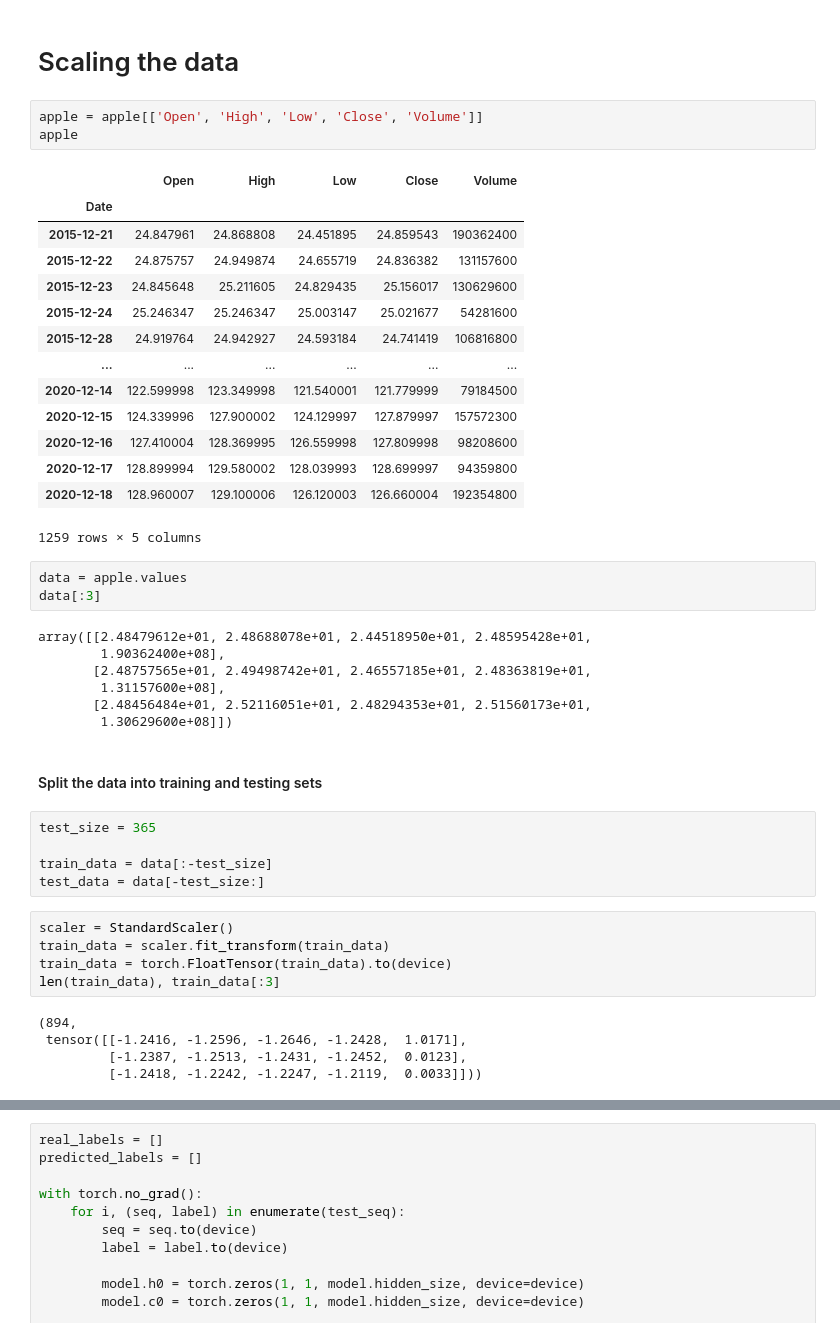
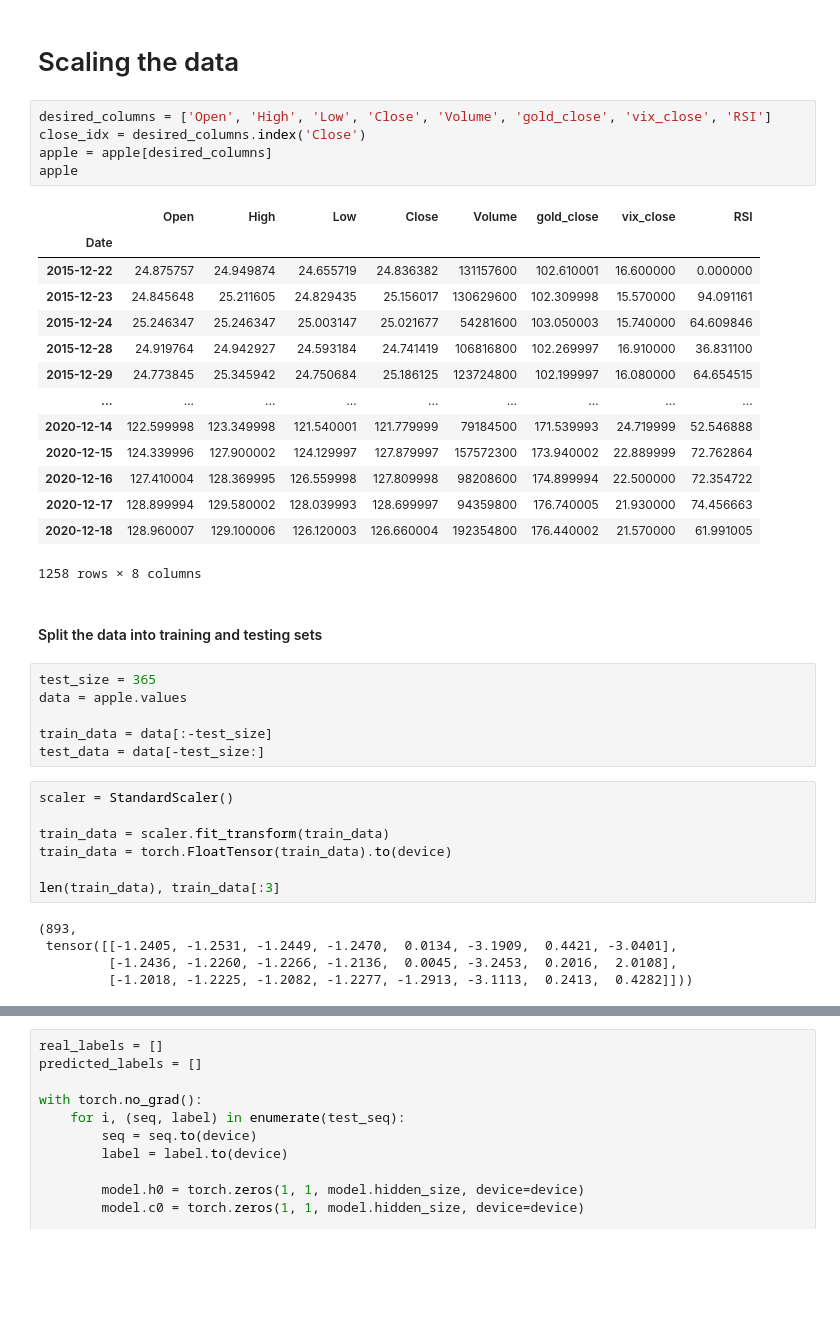
Before and after one commit to eytanohana/LSTM-for-stock-price-prediction, a Jupyter notebook: LSTM_Price_predictions.ipynb, the cells around one changed output, grey strips where cells are left out. Saved outputs shown, nothing was run; the diff lists cells and outputs as text; blank space fills up the shorter version.

```diff
--- a/LSTM_Price_predictions.ipynb
+++ b/LSTM_Price_predictions.ipynb
@@ -233,48 +233,43 @@ plt.show()
 # %% [markdown]
 # Scaling the data
 # %%
-apple = apple[['Open', 'High', 'Low', 'Close', 'Volume']]
+desired_columns = ['Open', 'High', 'Low', 'Close', 'Volume', 'gold_close', 'vix_close', 'RSI']
+close_idx = desired_columns.index('Close')
+apple = apple[desired_columns]
 apple
 # %% [output]
-|  | Open | High | Low | Close | Volume |
-| Date |  |  |  |  |  |
-| 2015-12-21 | 24.847961 | 24.868808 | 24.451895 | 24.859543 | 190362400 |
-| 2015-12-22 | 24.875757 | 24.949874 | 24.655719 | 24.836382 | 131157600 |
-| 2015-12-23 | 24.845648 | 25.211605 | 24.829435 | 25.156017 | 130629600 |
-| 2015-12-24 | 25.246347 | 25.246347 | 25.003147 | 25.021677 | 54281600 |
-| 2015-12-28 | 24.919764 | 24.942927 | 24.593184 | 24.741419 | 106816800 |
-| ... | ... | ... | ... | ... | ... |
-| 2020-12-14 | 122.599998 | 123.349998 | 121.540001 | 121.779999 | 79184500 |
-| 2020-12-15 | 124.339996 | 127.900002 | 124.129997 | 127.879997 | 157572300 |
-| 2020-12-16 | 127.410004 | 128.369995 | 126.559998 | 127.809998 | 98208600 |
-| 2020-12-17 | 128.899994 | 129.580002 | 128.039993 | 128.699997 | 94359800 |
-| 2020-12-18 | 128.960007 | 129.100006 | 126.120003 | 126.660004 | 192354800 |
+|  | Open | High | Low | Close | Volume | gold_close | vix_close | RSI |
+| Date |  |  |  |  |  |  |  |  |
+| 2015-12-22 | 24.875757 | 24.949874 | 24.655719 | 24.836382 | 131157600 | 102.610001 | 16.600000 | 0.000000 |
+| 2015-12-23 | 24.845648 | 25.211605 | 24.829435 | 25.156017 | 130629600 | 102.309998 | 15.570000 | 94.091161 |
+| 2015-12-24 | 25.246347 | 25.246347 | 25.003147 | 25.021677 | 54281600 | 103.050003 | 15.740000 | 64.609846 |
+| 2015-12-28 | 24.919764 | 24.942927 | 24.593184 | 24.741419 | 106816800 | 102.269997 | 16.910000 | 36.831100 |
+| 2015-12-29 | 24.773845 | 25.345942 | 24.750684 | 25.186125 | 123724800 | 102.199997 | 16.080000 | 64.654515 |
+| ... | ... | ... | ... | ... | ... | ... | ... | ... |
+| 2020-12-14 | 122.599998 | 123.349998 | 121.540001 | 121.779999 | 79184500 | 171.539993 | 24.719999 | 52.546888 |
+| 2020-12-15 | 124.339996 | 127.900002 | 124.129997 | 127.879997 | 157572300 | 173.940002 | 22.889999 | 72.762864 |
+| 2020-12-16 | 127.410004 | 128.369995 | 126.559998 | 127.809998 | 98208600 | 174.899994 | 22.500000 | 72.354722 |
+| 2020-12-17 | 128.899994 | 129.580002 | 128.039993 | 128.699997 | 94359800 | 176.740005 | 21.930000 | 74.456663 |
+| 2020-12-18 | 128.960007 | 129.100006 | 126.120003 | 126.660004 | 192354800 | 176.440002 | 21.570000 | 61.991005 |
-1259 rows × 5 columns
+1258 rows × 8 columns
-# %%
-data = apple.values
-data[:3]
-# %% [output]
-array([[2.48479612e+01, 2.48688078e+01, 2.44518950e+01, 2.48595428e+01,
-        1.90362400e+08],
-       [2.48757565e+01, 2.49498742e+01, 2.46557185e+01, 2.48363819e+01,
-        1.31157600e+08],
-       [2.48456484e+01, 2.52116051e+01, 2.48294353e+01, 2.51560173e+01,
-        1.30629600e+08]])
 # %% [markdown]
 #### Split the data into training and testing sets
 # %%
 test_size = 365
+data = apple.values
 
 train_data = data[:-test_size]
 test_data = data[-test_size:]
 # %%
 scaler = StandardScaler()
+
 train_data = scaler.fit_transform(train_data)
 train_data = torch.FloatTensor(train_data).to(device)
+
 len(train_data), train_data[:3]
 # %% [output]
-(894,
- tensor([[-1.2416, -1.2596, -1.2646, -1.2428,  1.0171],
-         [-1.2387, -1.2513, -1.2431, -1.2452,  0.0123],
-         [-1.2418, -1.2242, -1.2247, -1.2119,  0.0033]]))
+(893,
+ tensor([[-1.2405, -1.2531, -1.2449, -1.2470,  0.0134, -3.1909,  0.4421, -3.0401],
+         [-1.2436, -1.2260, -1.2266, -1.2136,  0.0045, -3.2453,  0.2016,  2.0108],
+         [-1.2018, -1.2225, -1.2082, -1.2277, -1.2913, -3.1113,  0.2413,  0.4282]]))
 # %%
```
Also changed, not shown: parts of 13 cells of this notebook.
